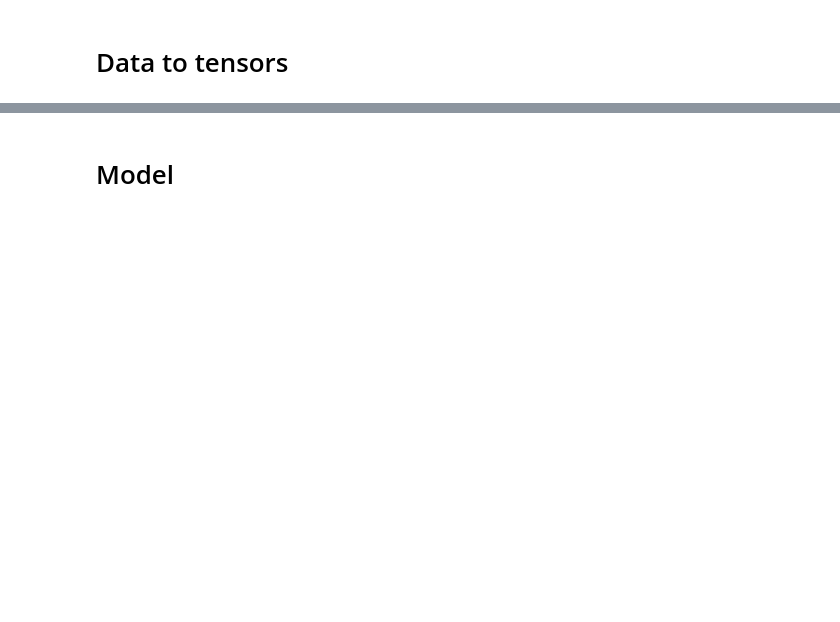
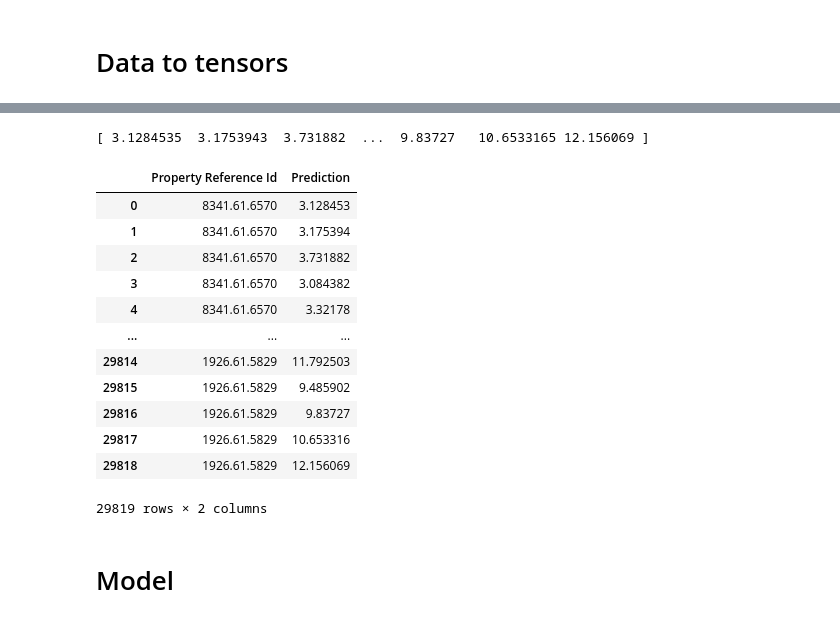
Before and after one commit to Germouche/ml-project, a Jupyter notebook: tabular+multimodal.ipynb, the cells around one changed output, grey strips where cells are left out. Drawn from its saved outputs; the diff is of its cells as text; code cells hidden in the pictures; blank space fills up the shorter version.

```diff
--- a/tabular+multimodal.ipynb
+++ b/tabular+multimodal.ipynb
@@ -80,2 +84,7 @@ with open(PATH+"test_listings_image.pkl", "rb") as fh:
 # %% [output]
 cuda
+# %%
+# #We load the model
+model_saved = torch.load(PATH + 'model.pkl')
+model_saved.eval()
+model_saved
@@ -786,3 +409,49 @@ targets: tensor([[ 0.],
+# %%
+inputs_array_pred = np.array(input_cols_pred.to_numpy())
+# targets_array1_pred = label_test.to_numpy()
+
+# targets_array_pred=[]
+# We add brakets for tensor structure... (can be done differently)
+
+# for elt in targets_array1_pred:
+#     targets_array_pred.append([elt])
+# targets_array_test = np.array(targets_array_pred)
+
+# print(type(inputs_array_pred))
+# print(type(targets_array_pred))
+# print(inputs_array_pred)
+# print(targets_array_pred)
+
+inputs_pred = torch.from_numpy(inputs_array_pred).to(torch.float32)
+
+
+
+
+# targets_pred = torch.from_numpy(targets_array_test).to(torch.float32)
+# dataset_pred = TensorDataset(inputs_pred, targets_pred)
+# print("test dataset:", dataset_pred)
+# %%
+predictions = model_saved(inputs_pred).cpu().detach().numpy().reshape(len(model_saved(inputs_pred)))
+print(predictions)
+# %% [output]
+[ 3.1284535  3.1753943  3.731882  ...  9.83727   10.6533165 12.156069 ]
+# %%
+pred_df = pd.DataFrame(np.array([pred_id, predictions]).T, columns = ["Property Reference Id", "Prediction"])
+pred_df
+# %% [output]
+|  | Property Reference Id | Prediction |
+| 0 | 8341.61.6570 | 3.128453 |
+| 1 | 8341.61.6570 | 3.175394 |
+| 2 | 8341.61.6570 | 3.731882 |
+| 3 | 8341.61.6570 | 3.084382 |
+| 4 | 8341.61.6570 | 3.32178 |
+| ... | ... | ... |
+| 29814 | 1926.61.5829 | 11.792503 |
+| 29815 | 1926.61.5829 | 9.485902 |
+| 29816 | 1926.61.5829 | 9.83727 |
+| 29817 | 1926.61.5829 | 10.653316 |
+| 29818 | 1926.61.5829 | 12.156069 |
+29819 rows × 2 columns
 # %% [markdown]
 # Model
 # %%
```
Also changed, not shown: parts of 58 cells of this notebook.
